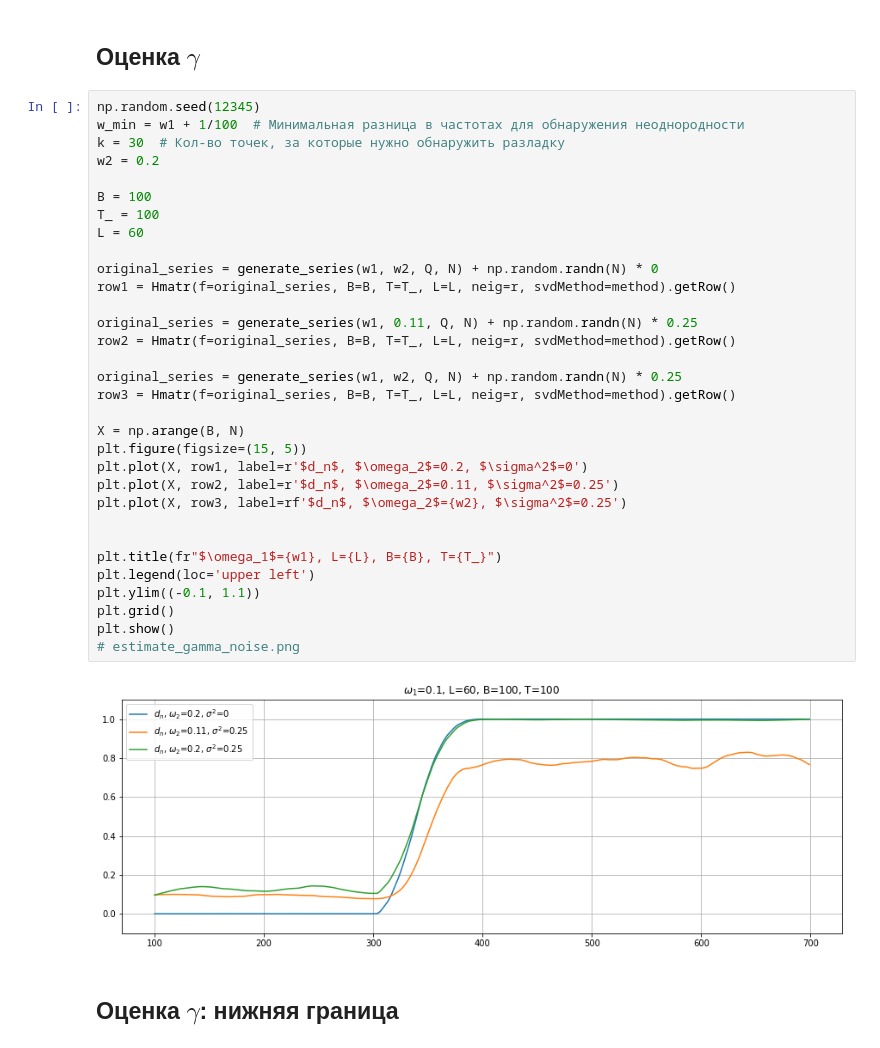
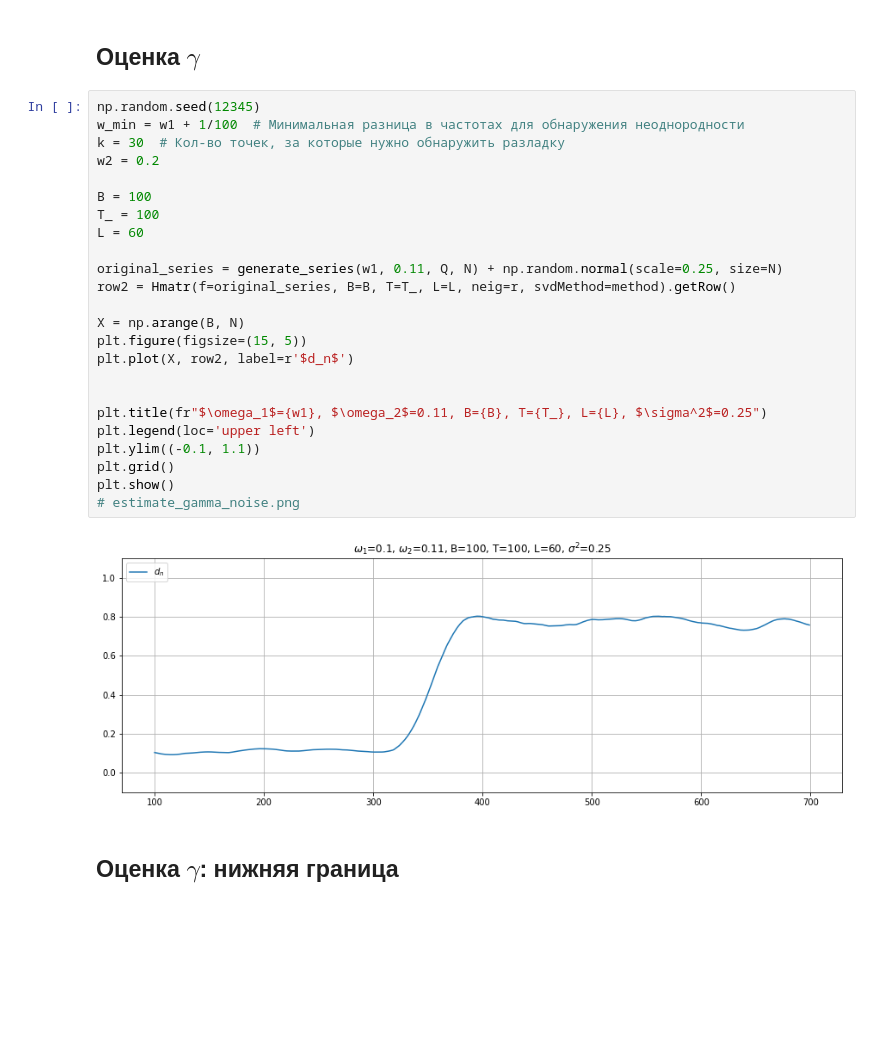
Before and after one commit to Loulaan/researchWork, a Jupyter notebook: ThreshDetection/images.ipynb, the cells around one changed output. Cells and saved outputs as stored; diff of their text form; blank space fills up the shorter version.

```diff
--- a/ThreshDetection/images.ipynb
+++ b/ThreshDetection/images.ipynb
@@ -35,37 +63,29 @@ method = "svd"
 # %%
 np.random.seed(12345)
 w_min = w1 + 1/100  # Минимальная разница в частотах для обнаружения неоднородности
 k = 30  # Кол-во точек, за которые нужно обнаружить разладку
 w2 = 0.2
 
 B = 100
 T_ = 100
 L = 60
 
-original_series = generate_series(w1, w2, Q, N) + np.random.randn(N) * 0
-row1 = Hmatr(f=original_series, B=B, T=T_, L=L, neig=r, svdMethod=method).getRow()
-
-original_series = generate_series(w1, 0.11, Q, N) + np.random.randn(N) * 0.25
+original_series = generate_series(w1, 0.11, Q, N) + np.random.normal(scale=0.25, size=N)
 row2 = Hmatr(f=original_series, B=B, T=T_, L=L, neig=r, svdMethod=method).getRow()
-
-original_series = generate_series(w1, w2, Q, N) + np.random.randn(N) * 0.25
-row3 = Hmatr(f=original_series, B=B, T=T_, L=L, neig=r, svdMethod=method).getRow()
 
 X = np.arange(B, N)
 plt.figure(figsize=(15, 5))
-plt.plot(X, row1, label=r'$d_n$, $\omega_2$=0.2, $\sigma^2$=0')
-plt.plot(X, row2, label=r'$d_n$, $\omega_2$=0.11, $\sigma^2$=0.25')
-plt.plot(X, row3, label=rf'$d_n$, $\omega_2$={w2}, $\sigma^2$=0.25')
+plt.plot(X, row2, label=r'$d_n$')
 
 
-plt.title(fr"$\omega_1$={w1}, L={L}, B={B}, T={T_}")
+plt.title(fr"$\omega_1$={w1}, $\omega_2$=0.11, B={B}, T={T_}, L={L}, $\sigma^2$=0.25")
 plt.legend(loc='upper left')
 plt.ylim((-0.1, 1.1))
 plt.grid()
 plt.show()
 # estimate_gamma_noise.png
 # %% [output]
-[figure, old version]
+[figure, new version]
 # %% [markdown]
 ## Оценка $ \gamma $: нижняя граница
 # %%
```
Also changed, not shown: parts of 13 cells of this notebook, 7 other files.
